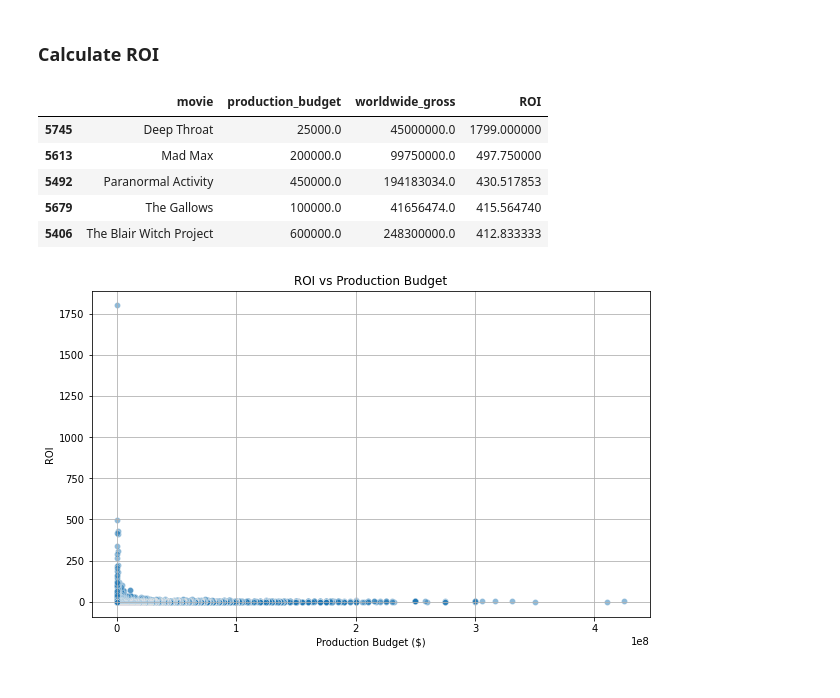
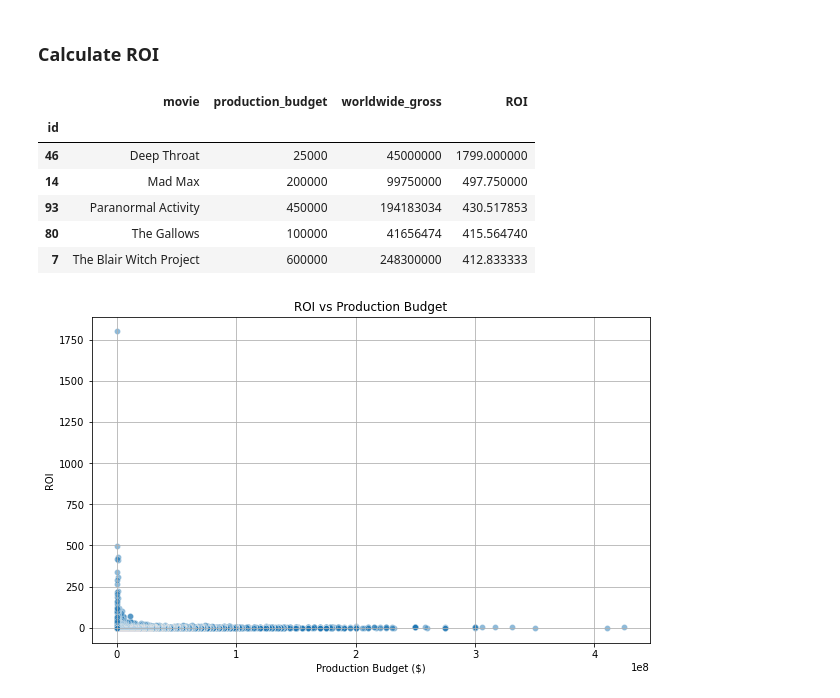
Before and after one commit to Sammy-751/Phase-2-Project, a Jupyter notebook: index.ipynb, the cells around one changed output. Cells and saved outputs as stored; diff of their text form; code cells hidden in the pictures.

```diff
--- a/index.ipynb
+++ b/index.ipynb
@@ -410,15 +402,16 @@ df_budget['worldwide_gross'] = df_budget['worldwide_gross'].replace('[\$,]', '',
 ### Calculate ROI
 # %%
 # ROI = (Revenue - Cost) / Cost
-df_budget['ROI'] = (df_budget['worldwide_gross'] - df_budget['production_budget']) / df_budget['production_budget']
-df_budget[['movie', 'production_budget', 'worldwide_gross', 'ROI']].sort_values('ROI', ascending=False).head()
+df3['ROI'] = (df3['worldwide_gross'] - df3['production_budget']) / df3['production_budget']
+df3[['movie', 'production_budget', 'worldwide_gross', 'ROI']].sort_values('ROI', ascending=False).head()
 # %% [output]
 |  | movie | production_budget | worldwide_gross | ROI |
-| 5745 | Deep Throat | 25000.0 | 45000000.0 | 1799.000000 |
-| 5613 | Mad Max | 200000.0 | 99750000.0 | 497.750000 |
-| 5492 | Paranormal Activity | 450000.0 | 194183034.0 | 430.517853 |
-| 5679 | The Gallows | 100000.0 | 41656474.0 | 415.564740 |
-| 5406 | The Blair Witch Project | 600000.0 | 248300000.0 | 412.833333 |
+| id |  |  |  |  |
+| 46 | Deep Throat | 25000 | 45000000 | 1799.000000 |
+| 14 | Mad Max | 200000 | 99750000 | 497.750000 |
+| 93 | Paranormal Activity | 450000 | 194183034 | 430.517853 |
+| 80 | The Gallows | 100000 | 41656474 | 415.564740 |
+| 7 | The Blair Witch Project | 600000 | 248300000 | 412.833333 |
 # %%
 #plot ROI vs Budget
 
```
Also changed, not shown: parts of 11 cells of this notebook.
